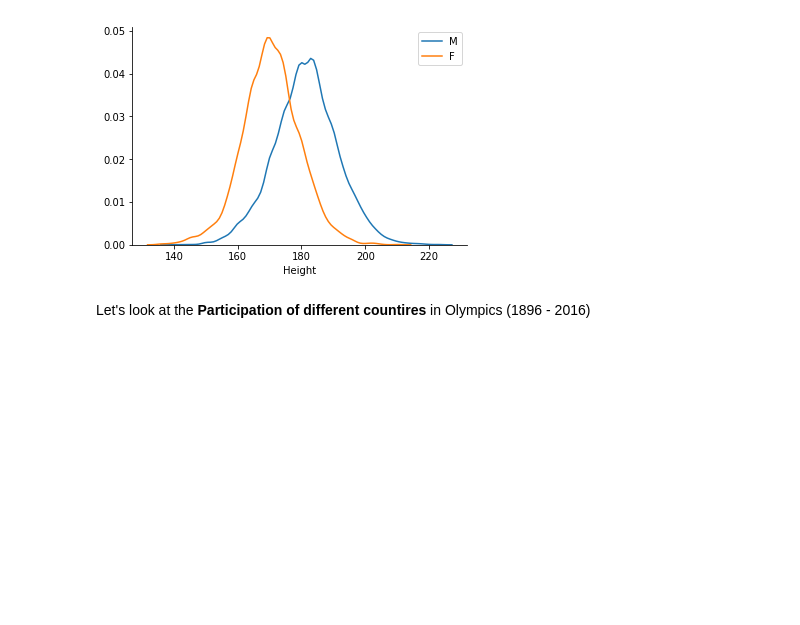
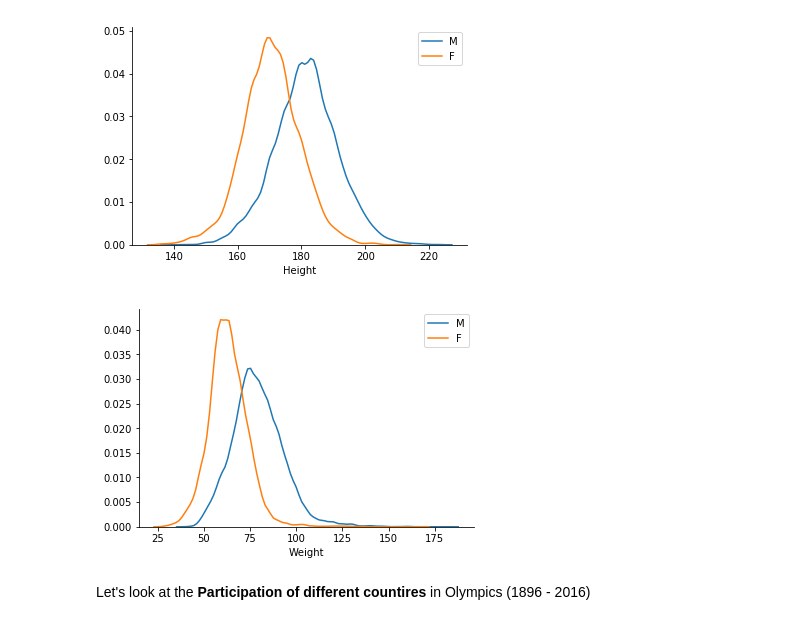
Before and after one commit to nauman-chaudhary/OlympicsDataExploration, a Jupyter notebook: Olympics_Data_Exploration.ipynb, the cells around one changed output. Saved outputs shown, nothing was run; the diff lists cells and outputs as text; code cells hidden in the pictures; blank space fills up the shorter version.

Commit message:
added new distribution plots of both genders

```diff
--- a/Olympics_Data_Exploration.ipynb
+++ b/Olympics_Data_Exploration.ipynb
@@ -236,6 +236,12 @@ sns.distplot(female['Height'],hist=False,label='F')
 plt.show()
 # %% [output]
 [figure]
+# %%
+sns.distplot(male['Weight'],hist=False,label='M')
+sns.distplot(female['Weight'],hist=False,label='F')
+plt.show()
+# %% [output]
+[figure, added]
 # %%
 sns.catplot(x=participation, y=data['Year'].unique() , kind="bar", palette="muted")
 # %% [markdown]
```
Also changed, not shown: parts of 2 cells of this notebook.
